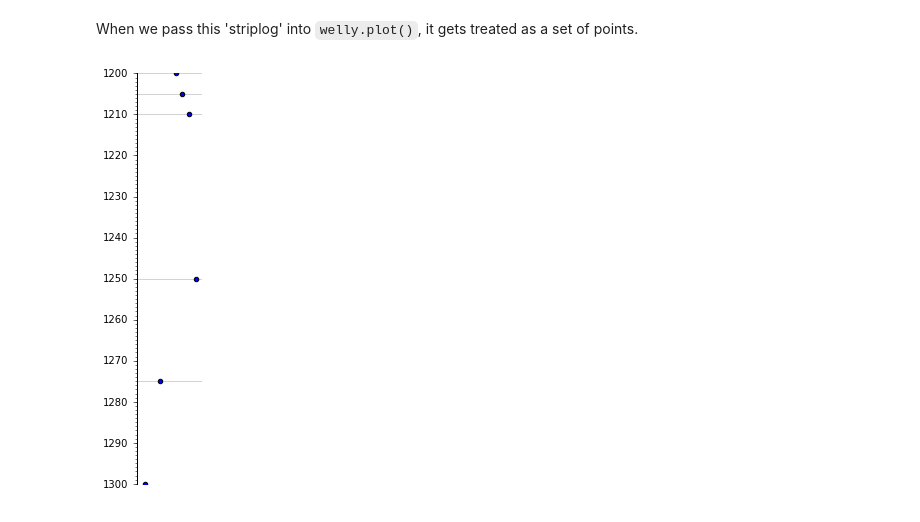
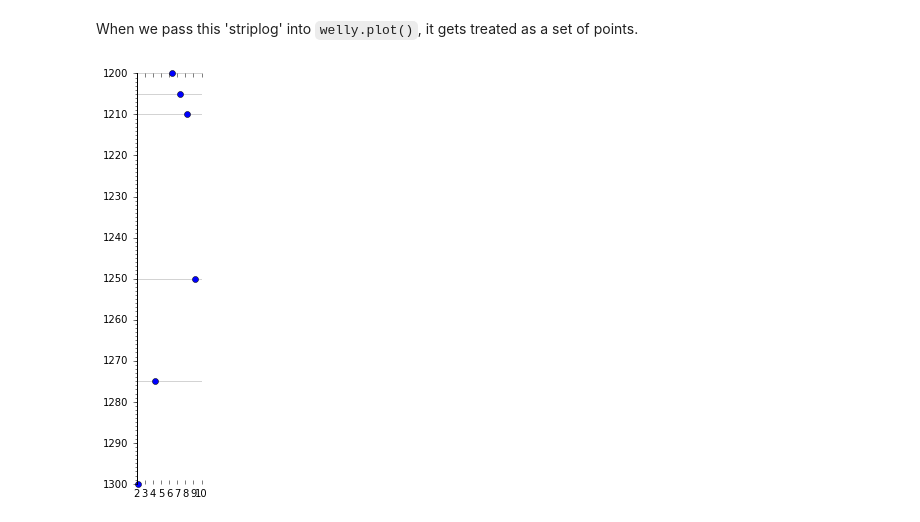
Before and after one commit to EvanBianco/recipes, a Jupyter notebook: Handling sidewall core data.ipynb, the cells around one changed output. Saved outputs shown, nothing was run; the diff lists cells and outputs as text; code cells hidden in the pictures.

Commit message:
enhancements in loading point data from csv

```diff
--- a/Handling sidewall core data.ipynb
+++ b/Handling sidewall core data.ipynb
@@ -6,13 +6,13 @@ from striplog import Striplog
 # %% [markdown]
 Some things really are point data. Sort of like a log, but irregular, more discrete. For instance we may have some porosity measurements of sidewall core plugs.
 # %%
-swc_pore_csv = """
-1200, 6.4
-1205, 7.3
-1210, 8.2
-1250, 9.2
-1275, 4.3
-1300, 2.2
+data_csv = """top, density, porosity, remarks
+1200, 2300, 6.4,
+1205, 2375, 7.3,
+1210, 2400, 8.2, broken sample
+1250, 2425, 9.2,
+1275, 2575, 4.3,
+1300, 2600, 2.2,
 """
 # %% [markdown]
 You must specify `points=True` otherwise Striplog will 'fill in' and create the bases for you, based on the next top.
@@ -24,3 +19,5 @@ swc_porosity = Striplog.from_csv(swc_pore_csv, lexicon=lexicon, points=True)
+# %%
+swc_porosity = Striplog.from_csv_text(data_csv, points=True)
 # %%
 swc_porosity
 # %% [output]
@@ -42,6 +39,6 @@ swc_porosity.order
 # %% [markdown]
 When we pass this 'striplog' into `welly.plot()`, it gets treated as a set of points.
 # %%
-swc_porosity.plot(field='data', aspect=4)
+swc_porosity.plot(field='porosity', aspect=4)
 # %% [output]
-[figure, old version]
+[figure, new version]
```
Also changed, not shown: parts of 2 cells of this notebook, 3 other files.
